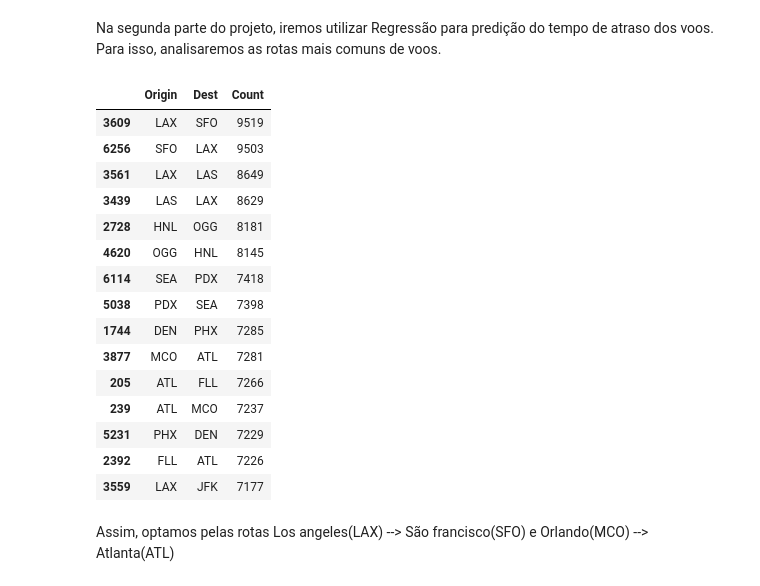
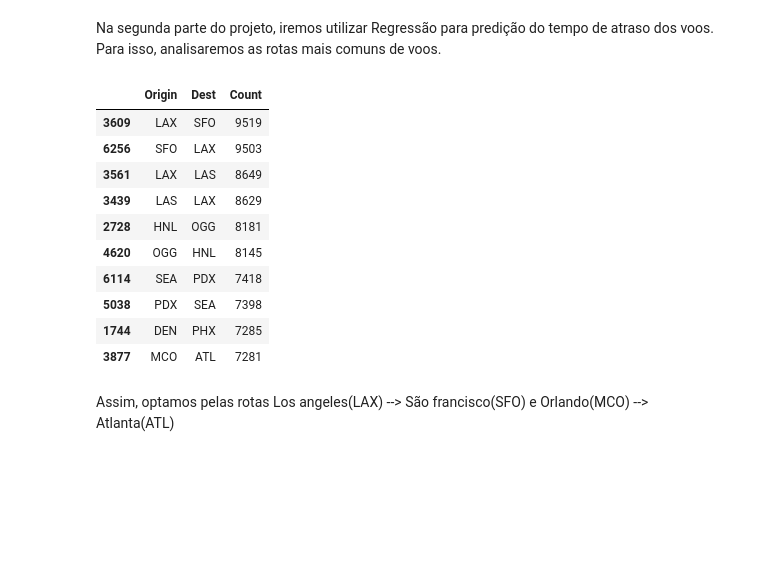
Before and after one commit to RodrigoBarbosaa/Flight_Delay_Prediction, a Jupyter notebook: voos.ipynb, the cells around one changed output. Saved outputs shown, nothing was run; the diff lists cells and outputs as text; code cells hidden in the pictures; blank space fills up the shorter version.

```diff
--- a/voos.ipynb
+++ b/voos.ipynb
@@ -672,24 +672,19 @@ voos_por_origem_dest = df_voos_realizados.groupby(['Origin', 'Dest']).size().res
 
 voos_por_origem_dest = voos_por_origem_dest.sort_values(by='Count', ascending=False)
 # %%
-voos_por_origem_dest.head(15)
+voos_por_origem_dest.head(10)
 # %% [output]
 |  | Origin | Dest | Count |
 | 3609 | LAX | SFO | 9519 |
 | 6256 | SFO | LAX | 9503 |
 | 3561 | LAX | LAS | 8649 |
 | 3439 | LAS | LAX | 8629 |
 | 2728 | HNL | OGG | 8181 |
 | 4620 | OGG | HNL | 8145 |
 | 6114 | SEA | PDX | 7418 |
 | 5038 | PDX | SEA | 7398 |
 | 1744 | DEN | PHX | 7285 |
 | 3877 | MCO | ATL | 7281 |
-| 205 | ATL | FLL | 7266 |
-| 239 | ATL | MCO | 7237 |
-| 5231 | PHX | DEN | 7229 |
-| 2392 | FLL | ATL | 7226 |
-| 3559 | LAX | JFK | 7177 |
 # %% [markdown]
 Assim, optamos pelas rotas Los angeles(LAX) --> São francisco(SFO) e Orlando(MCO) --> Atlanta(ATL)
 # %%
```
Also changed, not shown: parts of 16 cells of this notebook.
